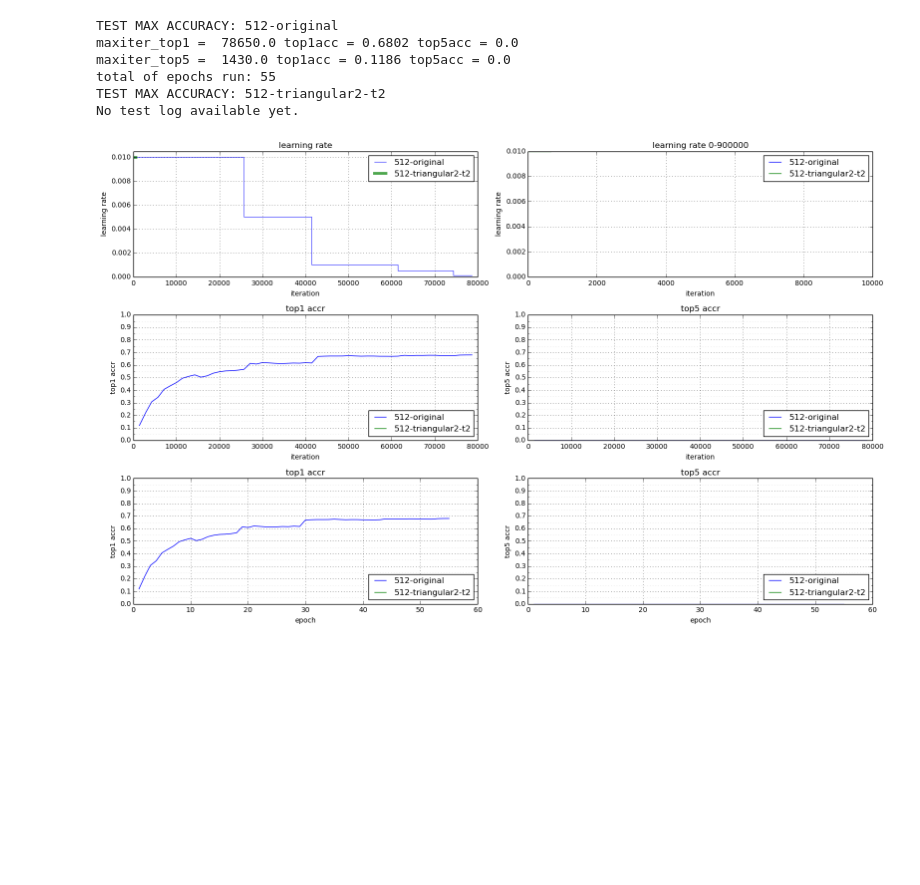
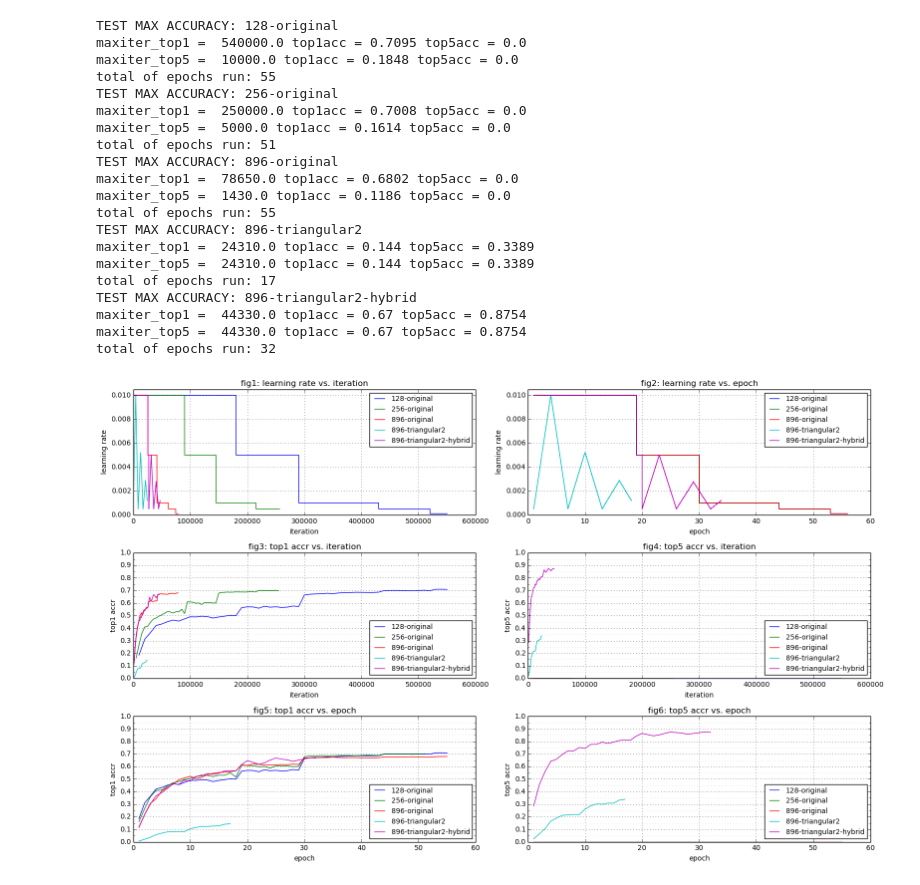
Before and after one commit to shane-huang/jupyter_nb, a Jupyter notebook: torchlogviz.ipynb, the cells around one changed output. Saved outputs shown, nothing was run; the diff lists cells and outputs as text; code cells hidden in the pictures; blank space fills up the shorter version.

Commit message:
refactor and all a allviz script to compare all torch and caffe results

```diff
--- a/torchlogviz.ipynb
+++ b/torchlogviz.ipynb
@@ -55,7 +55,7 @@ def process_torch_log(logfname):
                 test[epoch]['top5'] = 0
         print "Done Log Processing."
         #prepare ndarrays for plotting, conform with caffe analyse result format
-        train_tbl = np.zeros((3,len(train.keys()*epochSize))) #iter,trainloss3
+        train_tbl = np.zeros((4,len(train.keys()*epochSize))) #iter,trainloss3
         test_tbl = np.zeros((5,len(test.keys()))) #iter,lr,trainloss3,testtop1,testtop5
         test_tbl_epoch = np.zeros((5,len(test.keys())))
         #turn test into nd arrays and sync with caffe result tables
@@ -63,8 +63,9 @@ def process_torch_log(logfname):
         for epoch,epochData in sorted(train.items()):
             for iter,iterData in sorted(epochData.items()):
                 train_tbl[0][idx_train] = (epoch-1)*epochSize + iter # calculate the global iteration
-                train_tbl[1][idx_train] = iterData['lr']
-                train_tbl[2][idx_train] = iterData['err']
+                train_tbl[1][idx_train] = epoch + float(iter)/epochSize
+                train_tbl[2][idx_train] = iterData['lr']
+                train_tbl[3][idx_train] = iterData['err']
                 idx_train = idx_train + 1
         idx_test = 0
         for epoch,epochData in sorted(test.items()):
@@ -85,10 +86,11 @@ def process_torch_log(logfname):
 # %%
 #process the logs, specify the location of the log file here
 tests = [
-    #('512-triangular2','/home/user/shane/soumith-imgnet-training/torch-googlenetv2-bs896-8GPU-triangular2.log'),
-    ('512-original','/home/user/shane/soumith-imgnet-training/torch-googlenetv2-bs896-8GPU.log'),
-    #('128-original','/home/user/shane/soumith-imgnet-training/torch-yiheng-googlenetv2-bs128-8GPU.log'),
-    ('512-triangular2-t2','/home/user/shane/soumith-imgnet-training/torch-googlenetv2-bs896-8GPU-triangular2-t2.log'),
+    ('128-original','/home/user/shane/soumith-imgnet-training/torch-yiheng-googlenetv2-bs128-8GPU.log'),
+    ('256-original','/home/user/shane/soumith-imgnet-training/torch-googlenetv2-bs256-8GPU.log'),
+    ('896-original','/home/user/shane/soumith-imgnet-training/torch-googlenetv2-bs896-8GPU.log'),
+    ('896-triangular2','/home/user/shane/soumith-imgnet-training/torch-googlenetv2-bs896-8GPU-triangular2-t1.log'),
+    ('896-triangular2-hybrid','/home/user/shane/soumith-imgnet-training/torch-googlenetv2-bs896-8GPU-triangular2-t2.log'),
     ]
 result_tbls = []
 for (label,log) in tests:
@@ -150,26 +200,26 @@ major_ticks = np.arange(0, 1.01, 0.1)
 minor_ticks = np.arange(0, 1.01, 0.05)
 #plot the error
 ax=plt.subplot(321)
-plt.title('learning rate')
+plt.title('fig1: learning rate vs. iteration')
 ymax = 0
 for result,lineformat in zip(result_tbls,lineformats):
-    ymax = max(ymax,max(result['train_result'][1,:]))
-    plt.plot(result['train_result'][0,:],result['train_result'][1,:],label=result['label'],linewidth=lineformat['lw'],alpha=0.7)
-ax.legend(loc='upper right')
+    ymax = max(ymax,max(result['train_result'][2,:]))
+    plt.plot(result['train_result'][0,:],result['train_result'][2,:],label=result['label'])
+ax.legend(loc='upper right',fontsize=10)
 plt.grid(True)
 plt.xlabel('iteration')
 plt.ylabel('learning rate')
-plt.ylim((0,1.05*ymax))
+plt.ylim((0,ymax*1.05))
 
 ax=plt.subplot(322)
-plt.title('learning rate 0-900000')
+plt.title('fig2: learning rate vs. epoch')
 for result in result_tbls:
-    plt.plot(result['train_result'][0,:],result['train_result'][1,:],label=result['label'])
-ax.legend(loc='upper right')
+    plt.plot(result['train_result'][1,:],result['train_result'][2,:],label=result['label'])
+ax.legend(loc='upper right',fontsize=10)
 plt.grid(True)
-plt.xlabel('iteration')
+plt.xlabel('epoch')
 plt.ylabel('learning rate')
-plt.xlim((0,10000))
+plt.ylim((0,ymax*1.05))
 
 #plot the accuracies
 ax=plt.subplot(323)
@@ -177,10 +227,10 @@ ax.set_yticks(major_ticks)
 ax.set_yticks(minor_ticks, minor=True)
 ax.grid(which='both')
 ax.grid(which='minor', alpha=0.2)
-plt.title('top1 accr')
+plt.title('fig3: top1 accr vs. iteration')
 for result in result_tbls:
     plt.plot(result['test_result'][0,:],result['test_result'][3,:],label=result['label'])
-ax.legend(loc='lower right')
+ax.legend(loc='lower right',fontsize=10)
 plt.grid(True)
 plt.ylim((0,1))
 plt.xlabel('iteration')
@@ -192,10 +242,10 @@ ax.set_yticks(major_ticks)
 ax.set_yticks(minor_ticks, minor=True)
 ax.grid(which='both')
 ax.grid(which='minor', alpha=0.2)
-plt.title('top5 accr')
+plt.title('fig4: top5 accr vs. iteration')
 for result in result_tbls:
     plt.plot(result['test_result'][0,:],result['test_result'][4,:],label=result['label'])
-ax.legend(loc='lower right')
+ax.legend(loc='lower right',fontsize=10)
 plt.grid(True)
 plt.ylim((0,1))
 plt.xlabel('iteration')
@@ -207,46 +257,60 @@ ax.set_yticks(major_ticks)
 ax.set_yticks(minor_ticks, minor=True)
 ax.grid(which='both')
 ax.grid(which='minor', alpha=0.2)
-plt.title('top1 accr')
+plt.title('fig5: top1 accr vs. epoch')
 for result in result_tbls:
     plt.plot(result['test_result_epoch'][0,:],result['test_result_epoch'][3,:],label=result['label'])
-ax.legend(loc='lower right')
+ax.legend(loc='lower right',fontsize=10)
 plt.grid(True)
 plt.ylim((0,1))
 plt.xlabel('epoch')
 plt.ylabel('top1 accr')
 
 #plot the accuracies
 ax=plt.subplot(326)
 ax.set_yticks(major_ticks)
 ax.set_yticks(minor_ticks, minor=True)
 ax.grid(which='both')
 ax.grid(which='minor', alpha=0.2)
-plt.title('top5 accr')
+plt.title('fig6: top5 accr vs. epoch')
 for result in result_tbls:
     plt.plot(result['test_result_epoch'][0,:],result['test_result_epoch'][4,:],label=result['label'])
-ax.legend(loc='lower right')
+ax.legend(loc='lower right',fontsize=10)
 plt.grid(True)
 plt.ylim((0,1))
 plt.xlabel('epoch')
 plt.ylabel('top5 accr')
 plt.tight_layout()
 
 for result in result_tbls:
     print 'TEST MAX ACCURACY:',result['label']
     if len(result['test_result'][1]) == 0:
         print "No test log available yet."
         continue
     am = result['test_result'].max(axis=1)
     maxind = result['test_result'].argmax(axis=1)
     print 'maxiter_top1 = ',result['test_result'][0,maxind[3]],'top1acc =',result['test_result'][3,maxind[3]],'top5acc =',result['test_result'][4,maxind[3]]
     print 'maxiter_top5 = ',result['test_result'][0,maxind[4]],'top1acc =',result['test_result'][3,maxind[4]],'top5acc =',result['test_result'][4,maxind[4]]
     print 'total of epochs run:',result['test_result'].shape[1]
 # %% [output]
-TEST MAX ACCURACY: 512-original
+TEST MAX ACCURACY: 128-original
+maxiter_top1 =  540000.0 top1acc = 0.7095 top5acc = 0.0
+maxiter_top5 =  10000.0 top1acc = 0.1848 top5acc = 0.0
+total of epochs run: 55
+TEST MAX ACCURACY: 256-original
+maxiter_top1 =  250000.0 top1acc = 0.7008 top5acc = 0.0
+maxiter_top5 =  5000.0 top1acc = 0.1614 top5acc = 0.0
+total of epochs run: 51
+TEST MAX ACCURACY: 896-original
 maxiter_top1 =  78650.0 top1acc = 0.6802 top5acc = 0.0
 maxiter_top5 =  1430.0 top1acc = 0.1186 top5acc = 0.0
 total of epochs run: 55
-TEST MAX ACCURACY: 512-triangular2-t2
-No test log available yet.
+TEST MAX ACCURACY: 896-triangular2
+maxiter_top1 =  24310.0 top1acc = 0.144 top5acc = 0.3389
+maxiter_top5 =  24310.0 top1acc = 0.144 top5acc = 0.3389
+total of epochs run: 17
+TEST MAX ACCURACY: 896-triangular2-hybrid
+maxiter_top1 =  44330.0 top1acc = 0.67 top5acc = 0.8754
+maxiter_top5 =  44330.0 top1acc = 0.67 top5acc = 0.8754
+total of epochs run: 32
-[figure, old version]
+[figure, new version]
```
Also changed, not shown: parts of 3 cells of this notebook, 1 other file.
